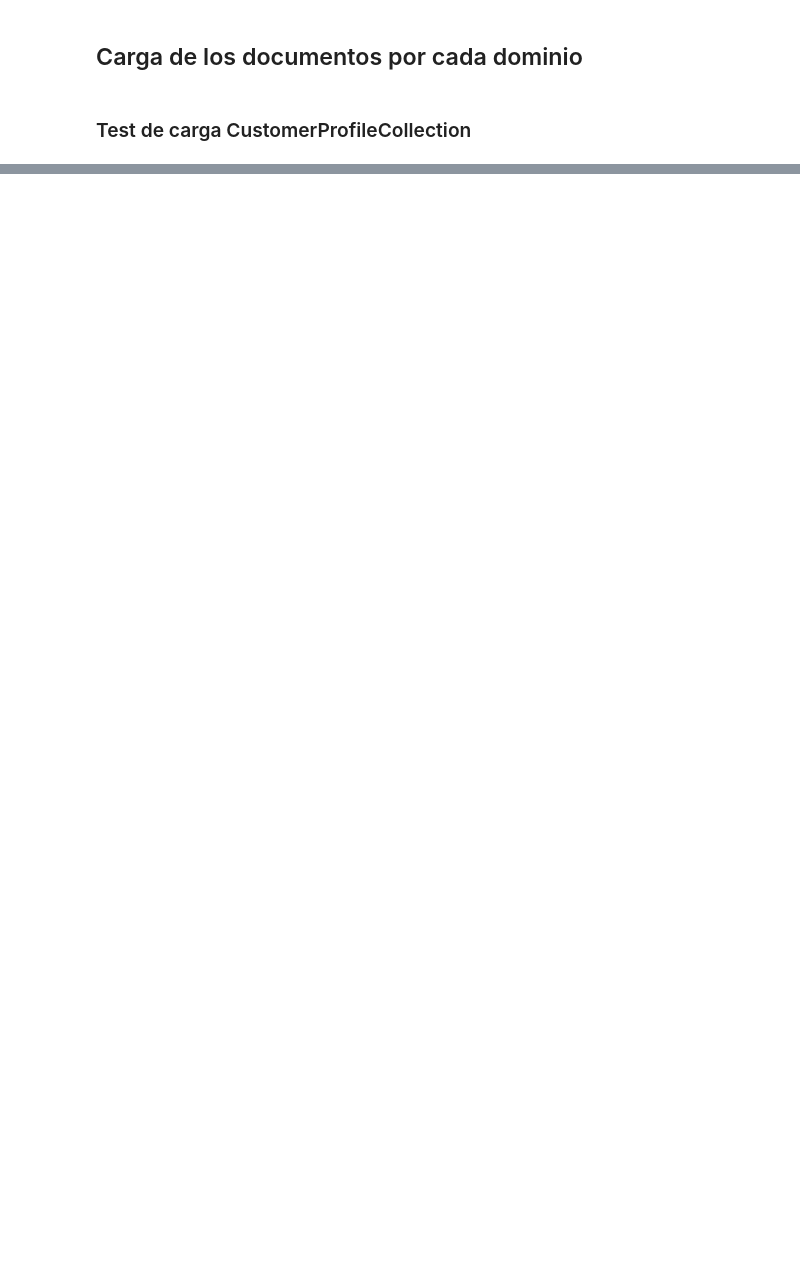
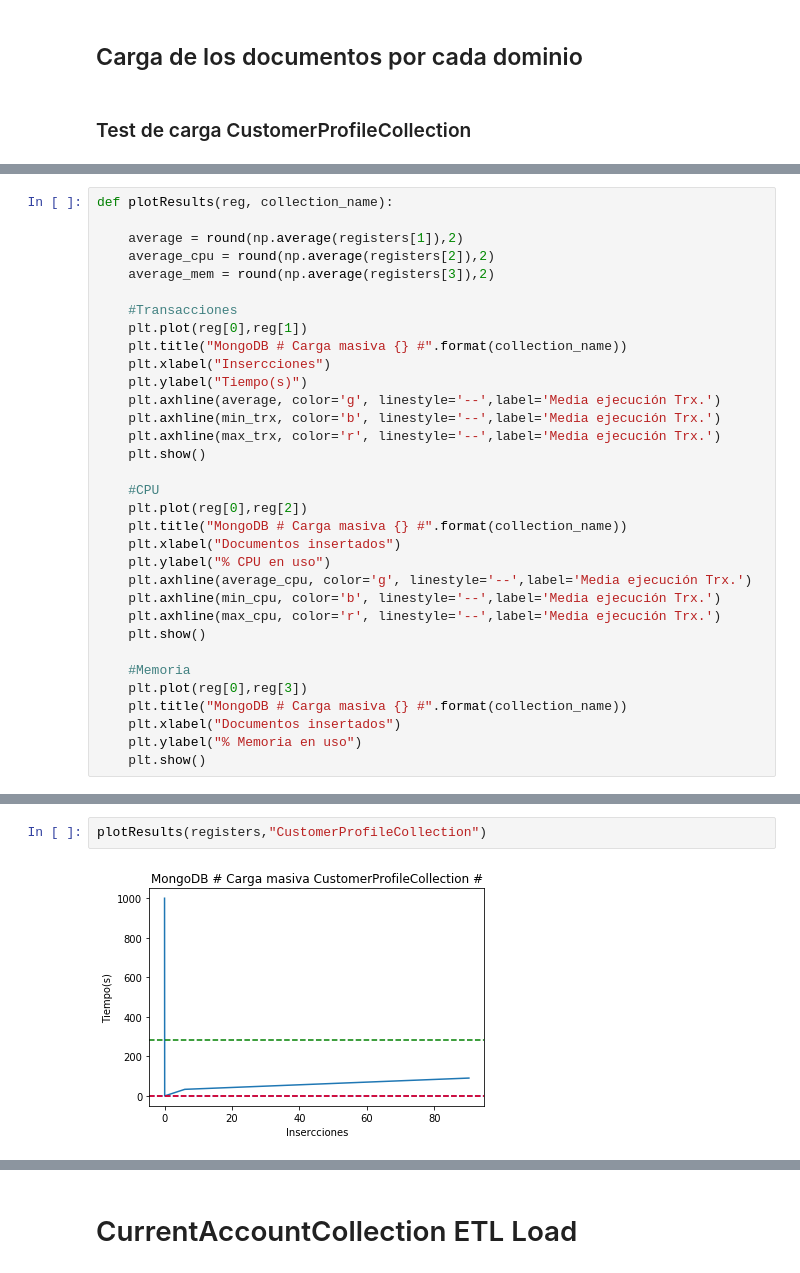
Before and after one commit to danielherranzsegundo/TFM_2022, a Jupyter notebook: Scripts/Load_MongoDB_Data.ipynb, the cells around one changed output, grey strips where cells are left out. Cells and saved outputs as stored; diff of their text form; blank space fills up the shorter version.

```diff
--- a/Scripts/Load_MongoDB_Data.ipynb
+++ b/Scripts/Load_MongoDB_Data.ipynb
@@ -78,0 +119,33 @@ len(CustomerProfileCollection_df)
+# %%
+def plotResults(reg, collection_name):
+
+    average = round(np.average(registers[1]),2)
+    average_cpu = round(np.average(registers[2]),2)
+    average_mem = round(np.average(registers[3]),2)
+
+    #Transacciones
+    plt.plot(reg[0],reg[1])
+    plt.title("MongoDB # Carga masiva {} #".format(collection_name))
+    plt.xlabel("Insercciones")
+    plt.ylabel("Tiempo(s)")
+    plt.axhline(average, color='g', linestyle='--',label='Media ejecución Trx.')
+    plt.axhline(min_trx, color='b', linestyle='--',label='Media ejecución Trx.')
+    plt.axhline(max_trx, color='r', linestyle='--',label='Media ejecución Trx.')
+    plt.show()
+
+    #CPU
+    plt.plot(reg[0],reg[2])
+    plt.title("MongoDB # Carga masiva {} #".format(collection_name))
+    plt.xlabel("Documentos insertados")
+    plt.ylabel("% CPU en uso")
+    plt.axhline(average_cpu, color='g', linestyle='--',label='Media ejecución Trx.')
+    plt.axhline(min_cpu, color='b', linestyle='--',label='Media ejecución Trx.')
+    plt.axhline(max_cpu, color='r', linestyle='--',label='Media ejecución Trx.')
+    plt.show()
+
+    #Memoria
+    plt.plot(reg[0],reg[3])
+    plt.title("MongoDB # Carga masiva {} #".format(collection_name))
+    plt.xlabel("Documentos insertados")
+    plt.ylabel("% Memoria en uso")
+    plt.show()
@@ -112,0 +189,4 @@ plt.show()
+# %%
+plotResults(registers,"CustomerProfileCollection")
+# %% [output]
+[figure, added]
@@ -112,0 +195,2 @@ plt.show()
+# %% [markdown]
+# CurrentAccountCollection ETL Load
```
Also changed, not shown: parts of 37 cells of this notebook, 10 other files.
